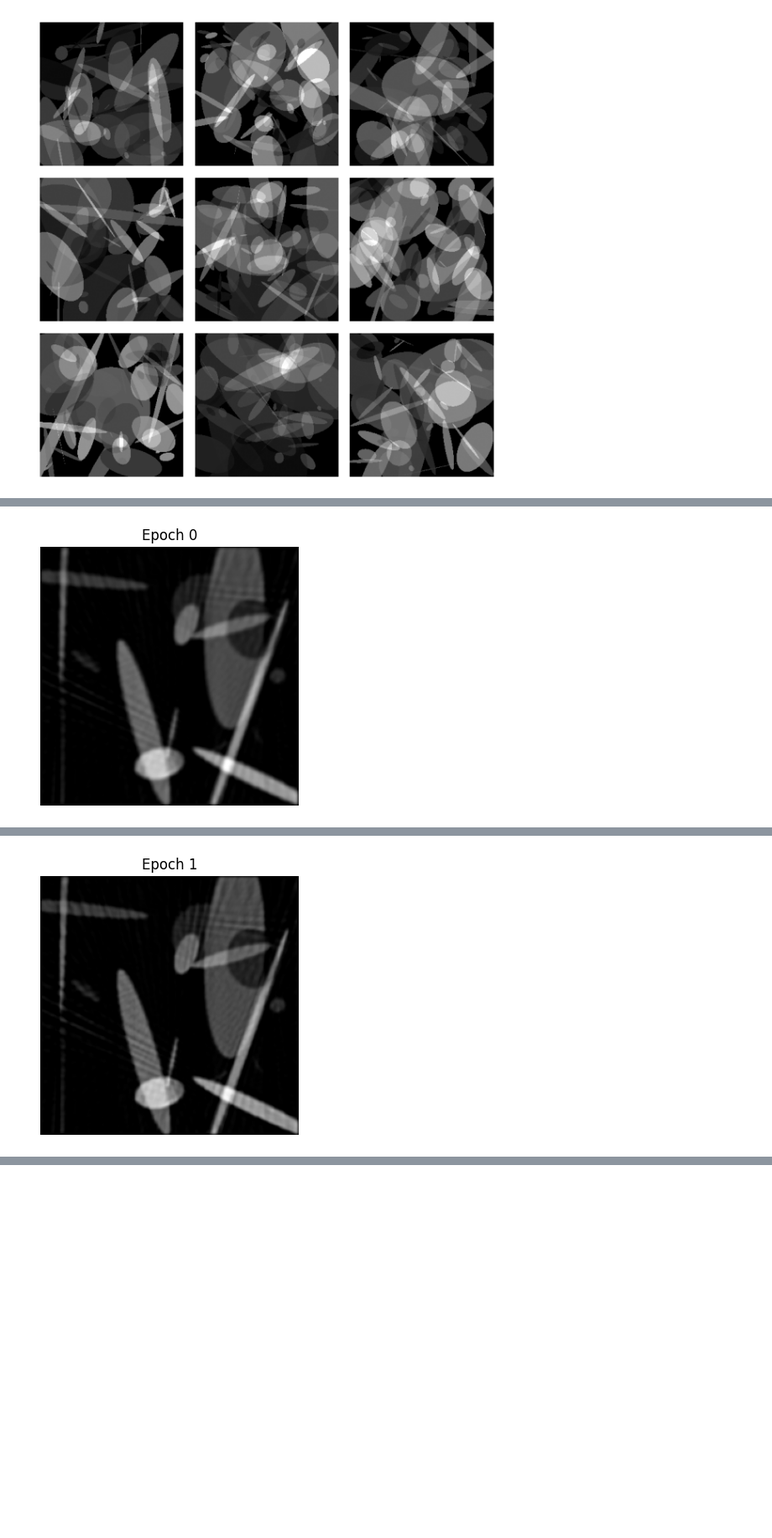
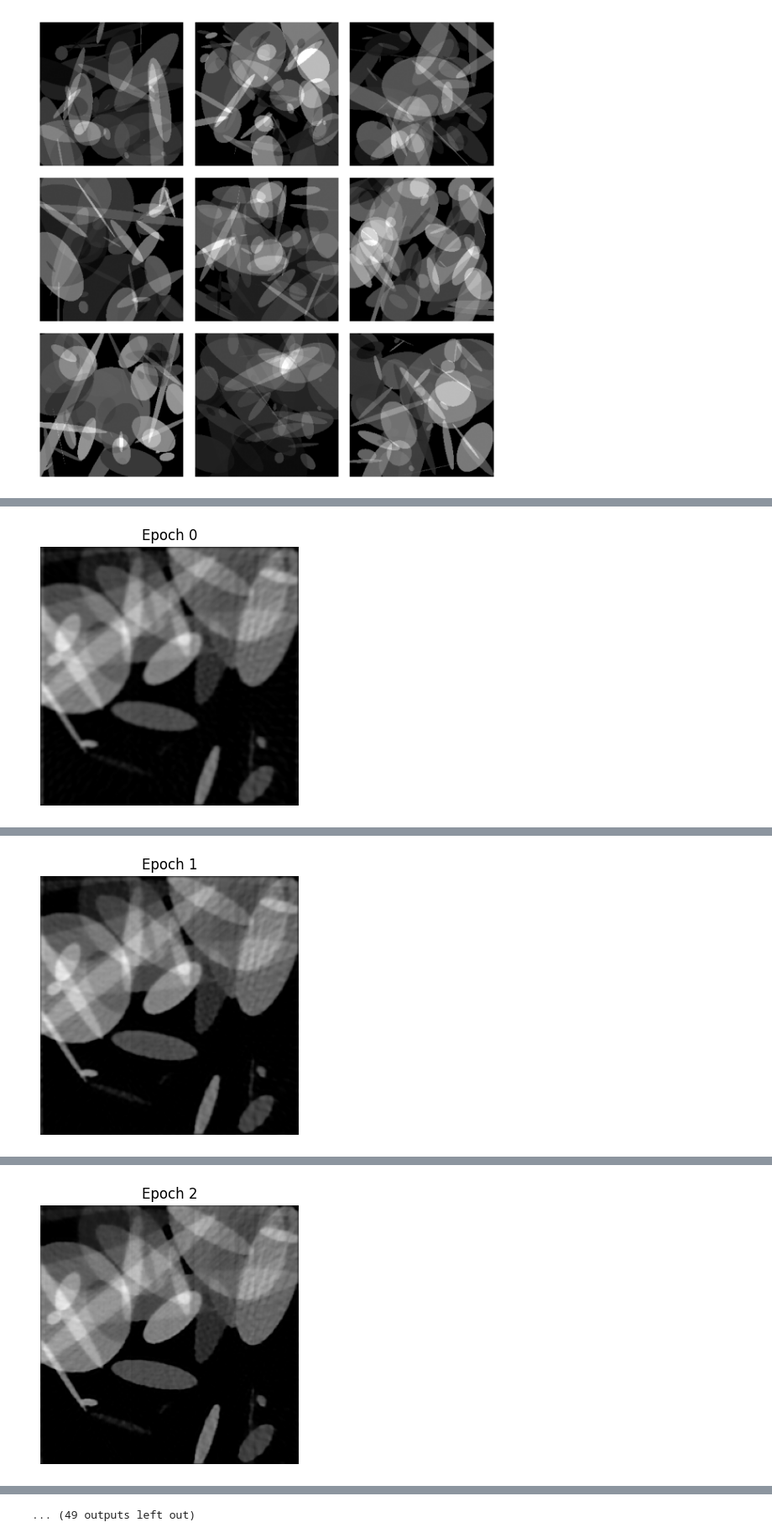
Before and after one commit to Seyed110-99/Master-DIP-Thesis-Project, a Jupyter notebook: Pre_Training.ipynb, the cells around one changed output, grey strips where cells are left out. Shown at 84% size. Cells and saved outputs as stored; diff of their text form; code cells hidden in the pictures; blank space fills up the shorter version.

Commit message:
final update on the pre train

```diff
--- a/Pre_Training.ipynb
+++ b/Pre_Training.ipynb
@@ -141,13 +135,14 @@ def save_img(out_put_tensor, epoch, out_dir="outputs"):
 # Import UNet file
 sys.path.append('/content/drive/MyDrive/MScProject')
 device = torch.device('cuda' if torch.cuda.is_available() else 'cpu')
+print(f"The device used is {device}")
 
 from Model_arch import UNet
 
 
 # Import Elipses Data
-train_ds = get_ellipses_dataset(fold="train", im_size = 256, length = 5000, max_n_ellipse = 20, fixed_seed= 42)
-test_ds  = get_ellipses_dataset(fold="validation", im_size = 256, length = 1000, max_n_ellipse = 20, fixed_seed= 1)
+train_ds = get_ellipses_dataset(fold="train", im_size = 256, length = 5000, max_n_ellipse = 40, fixed_seed= 42)
+test_ds  = get_ellipses_dataset(fold="validation", im_size = 256, length = 1000, max_n_ellipse = 40, fixed_seed= 1)
 
 train_loader = DataLoader(train_ds, batch_size=16)
 test_loader  = DataLoader(test_ds,  batch_size=16)
@@ -198,7 +193,7 @@ pre_model = UNet(1, 1)
 pre_model = pre_model.to(device)
 opt = torch.optim.Adam(pre_model.parameters(), lr = 1e-4)
 # %%
-epochs = 10
+epochs = 30
 loss_fn = torch.nn.MSELoss()
 
 # Save Weights
@@ -250,2 +245,2 @@ Epoch 00 train Loss: 0.0085
 Best model saved at epoch 0
-[figure, old version]
+[figure, new version]
@@ -254,2 +249,2 @@ Epoch 01 train Loss: 0.0021
 Best model saved at epoch 1
-[figure, old version]
+[figure, new version]
@@ -256,0 +254 @@ Epoch 01 test  Loss: 0.0019
+[figure, added]
@@ -256,0 +267 @@ Epoch 01 test  Loss: 0.0019
+... (49 outputs left out)
```
Also changed, not shown: parts of 9 cells of this notebook.
